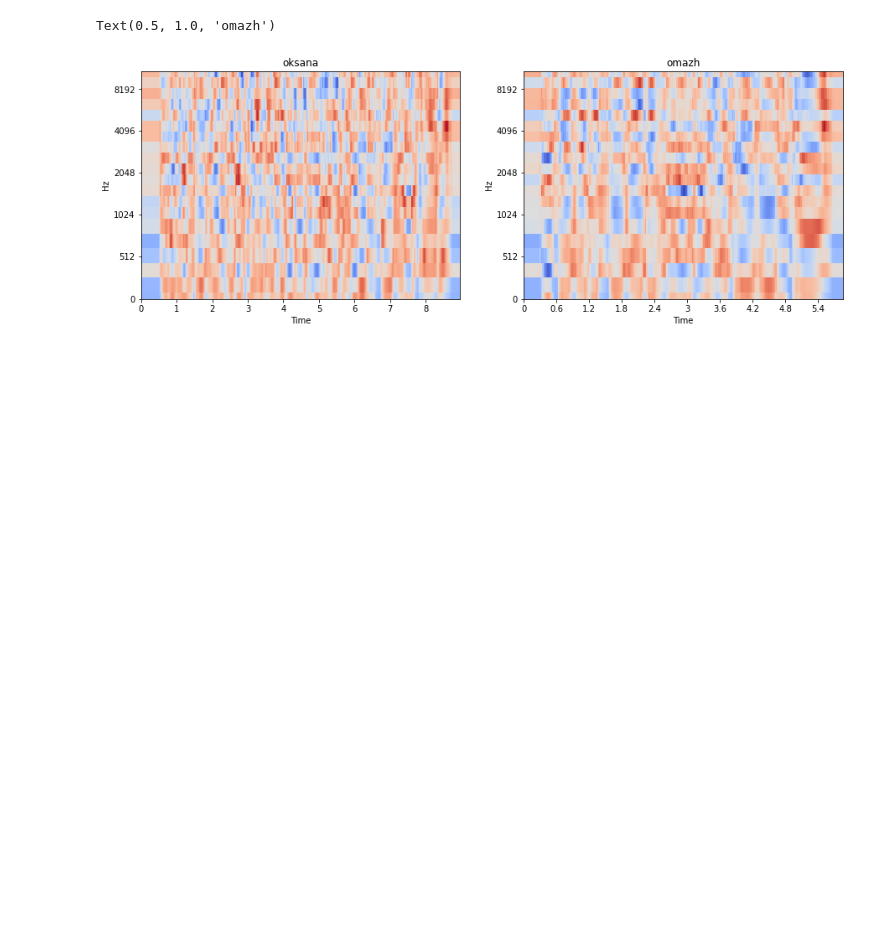
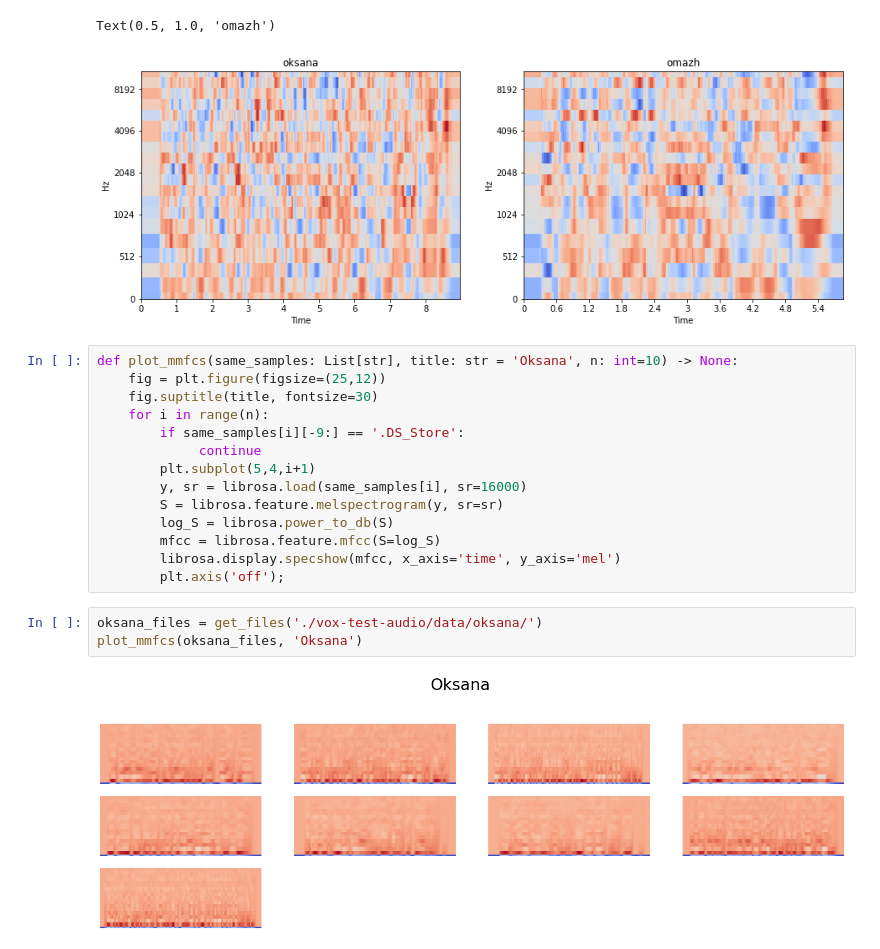
Before and after one commit to DanilDmitriev1999/audio_classification, a Jupyter notebook: Audio Base.ipynb, the cells around one changed output. Saved outputs shown, nothing was run; the diff lists cells and outputs as text; blank space fills up the shorter version.

```diff
--- a/Audio Base.ipynb
+++ b/Audio Base.ipynb
@@ -213,3 +221,22 @@ axi[1].set_title('omazh')
 # %% [output]
 Text(0.5, 1.0, 'omazh')
 [figure]
+# %%
+def plot_mmfcs(same_samples: List[str], title: str = 'Oksana', n: int=10) -> None:
+    fig = plt.figure(figsize=(25,12))
+    fig.suptitle(title, fontsize=30)
+    for i in range(n):
+        if same_samples[i][-9:] == '.DS_Store':
+             continue
+        plt.subplot(5,4,i+1)
+        y, sr = librosa.load(same_samples[i], sr=16000)
+        S = librosa.feature.melspectrogram(y, sr=sr)
+        log_S = librosa.power_to_db(S)
+        mfcc = librosa.feature.mfcc(S=log_S)
+        librosa.display.specshow(mfcc, x_axis='time', y_axis='mel')
+        plt.axis('off');
+# %%
+oksana_files = get_files('./vox-test-audio/data/oksana/')
+plot_mmfcs(oksana_files, 'Oksana')
+# %% [output]
+[figure, added]
```
Also changed, not shown: parts of 4 cells of this notebook, 33 other files.
